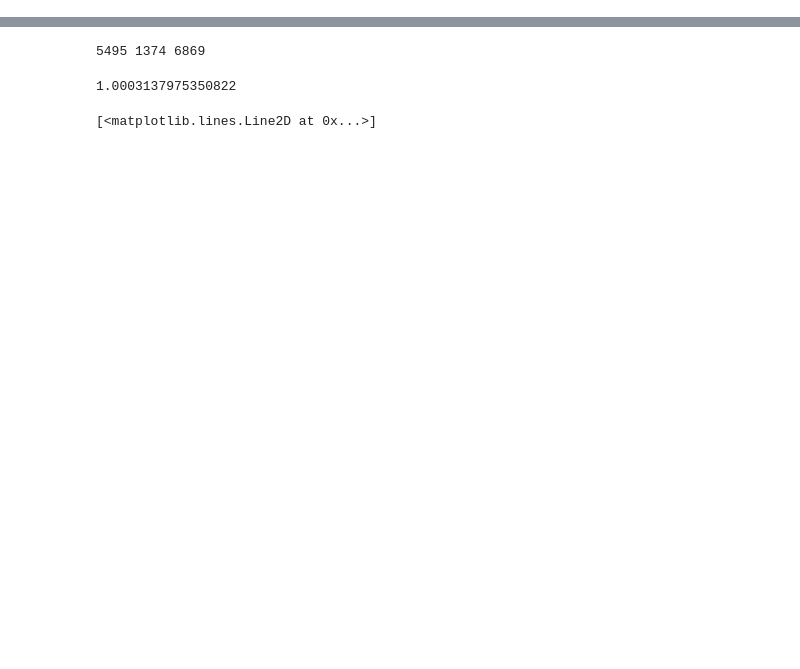
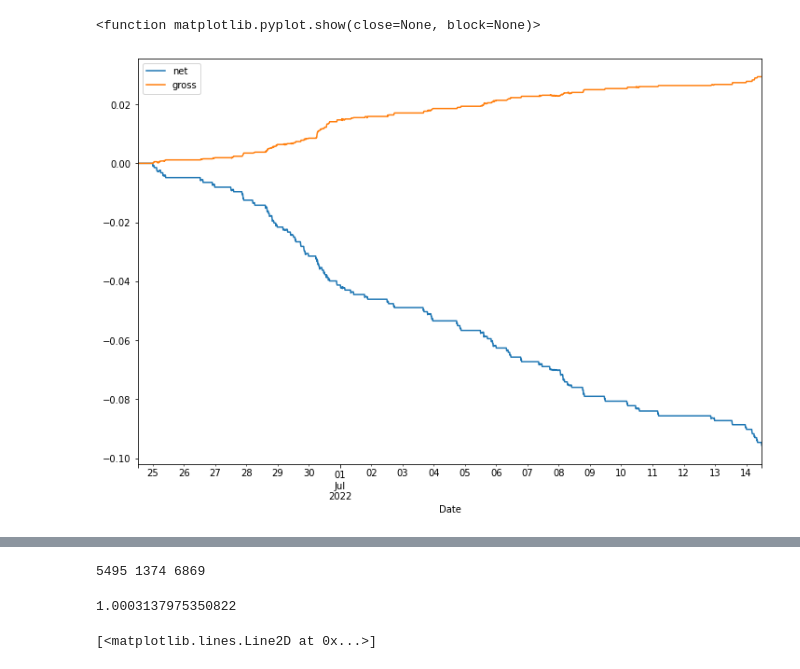
Before and after one commit to mscbr/algo_pairs, a Jupyter notebook: z_score_ver.ipynb, the cells around one changed output, grey strips where cells are left out. Saved outputs shown, nothing was run; the diff lists cells and outputs as text; code cells hidden in the pictures; blank space fills up the shorter version.

```diff
--- a/z_score_ver.ipynb
+++ b/z_score_ver.ipynb
@@ -85,0 +119,40 @@ df_closings.shape
+# %%
+def KalmanFilterAverage(x):
+  # Construct a Kalman filter
+    kf = KalmanFilter(transition_matrices = [1],
+    observation_matrices = [1],
+    initial_state_mean = 0,
+    initial_state_covariance = 1,
+    observation_covariance=1,
+    transition_covariance=.01)
+  # Use the observed values of the price to get a rolling mean
+    state_means, _ = kf.filter(x.values)
+    state_means = pd.Series(state_means.flatten(), index=x.index)
+    return state_means
+# Kalman filter regression
+def KalmanFilterRegression(x,y):
+    delta = 1e-3
+    trans_cov = delta / (1 - delta) * np.eye(2) # How much random walk wiggles
+    obs_mat = np.expand_dims(np.vstack([[x], [np.ones(len(x))]]).T, axis=1)
+    kf = KalmanFilter(n_dim_obs=1, n_dim_state=2, # y is 1-dimensional, (alpha, beta) is 2-dimensional
+    initial_state_mean=[0,0],
+    initial_state_covariance=np.ones((2, 2)),
+    transition_matrices=np.eye(2),
+    observation_matrices=obs_mat,
+    observation_covariance=2,
+    transition_covariance=trans_cov)
+    # Use the observations y to get running estimates and errors for the state parameters
+    state_means, state_covs = kf.filter(y.values)
+    return state_means
+def half_life(spread):
+    spread_lag = spread.shift(1)
+    spread_lag.iloc[0] = spread_lag.iloc[1]
+    spread_ret = spread - spread_lag
+    spread_ret.iloc[0] = spread_ret.iloc[1]
+    spread_lag2 = sm.add_constant(spread_lag)
+    model = sm.OLS(spread_ret,spread_lag2)
+    res = model.fit()
+    halflife = int(round(-np.log(2) / res.params[1],0))
+    if halflife <= 0:
+        halflife = 1
+    return halflife
@@ -85,0 +275,8 @@ df_closings.shape
+# %%
+df['net'].plot(figsize=(12, 8))
+df['gross'].plot(figsize=(12, 8))
+plt.legend()
+plt.show
+# %% [output]
+<function matplotlib.pyplot.show(close=None, block=None)>
+[figure, added]
```
Also changed, not shown: parts of 14 cells of this notebook, 1 other file.
